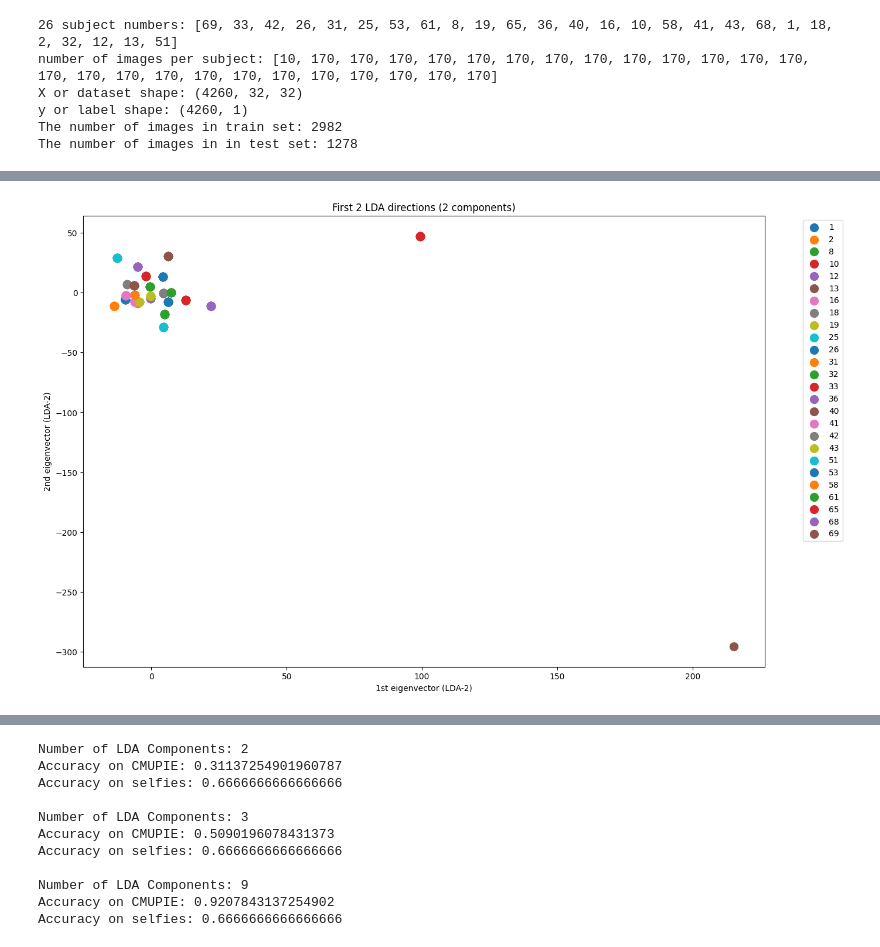
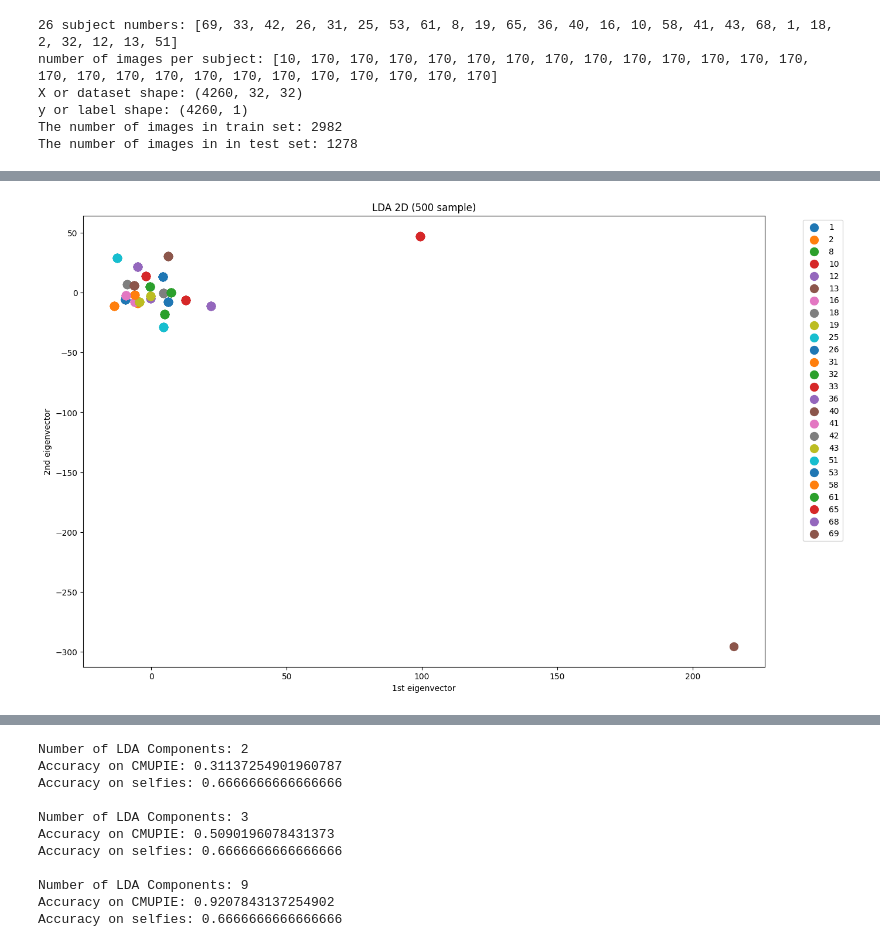
Before and after one commit to BellaDongxy/Face-Recon, a Jupyter notebook: LDA.ipynb, the cells around one changed output, grey strips where cells are left out. Saved outputs shown, nothing was run; the diff lists cells and outputs as text; code cells hidden in the pictures.

```diff
--- a/LDA.ipynb
+++ b/LDA.ipynb
@@ -251,37 +251,37 @@ class LDA:
             raise ValueError("Fit the LDA model before transforming the data.")
         return X @ self.W
 
 # Assuming X_train and y_train are your training data and labels
 # Instantiate LDA with the desired number of components
 n_components_lda = 2
 lda = LDA(n_components_lda)
 
 # Reshape X_train and flatten y_train if necessary
 X_train_flattened =X_selected.reshape(-1, 32 * 32)
 y_train_flattened = y_selected.flatten()
 
 # Fit the LDA model
 lda.fit(X_train_flattened, y_train_flattened)
 
 # Transform the data
 X_train_lda = lda.transform(X_train_flattened)
 
 # Visualization in 2D
 fig, ax = plt.subplots(figsize=(15, 10))
 
 style =  y_selected.flatten()
 
 for i, c in enumerate(np.unique( y_selected)):
     ax.scatter(X_train_lda[:, 0][ y_selected.flatten() == c], X_train_lda[:, 1][ y_selected.flatten() == c],
                 marker=None, s=100, label=int(c))
 
-ax.set_xlabel(f'1st eigenvector (LDA-{n_components_lda})')
-ax.set_ylabel(f'2nd eigenvector (LDA-{n_components_lda})')
-ax.set_title(f"First 2 LDA directions ({n_components_lda} components)")
+ax.set_xlabel(f'1st eigenvector')
+ax.set_ylabel(f'2nd eigenvector')
+ax.set_title(f"LDA 2D (500 sample)")
 ax.legend(bbox_to_anchor=(1.05, 1.0), loc='upper left')
 plt.show()
 # %% [output]
-[figure, old version]
+[figure, new version]
 # %%
 # Visualization in 3D
 n_components_lda_3d = 3
```
Also changed, not shown: parts of 3 cells of this notebook.
